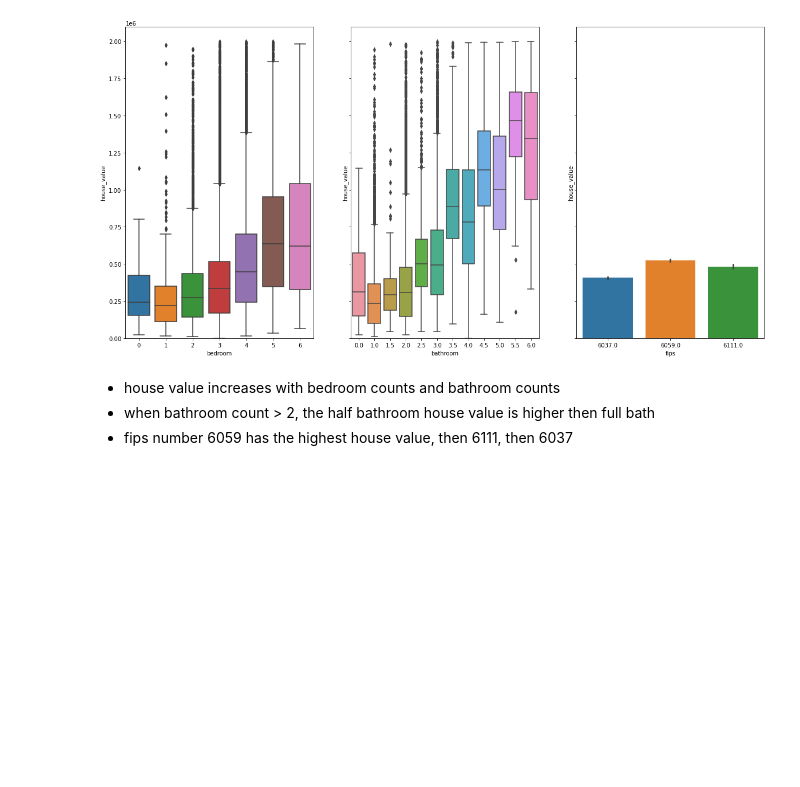
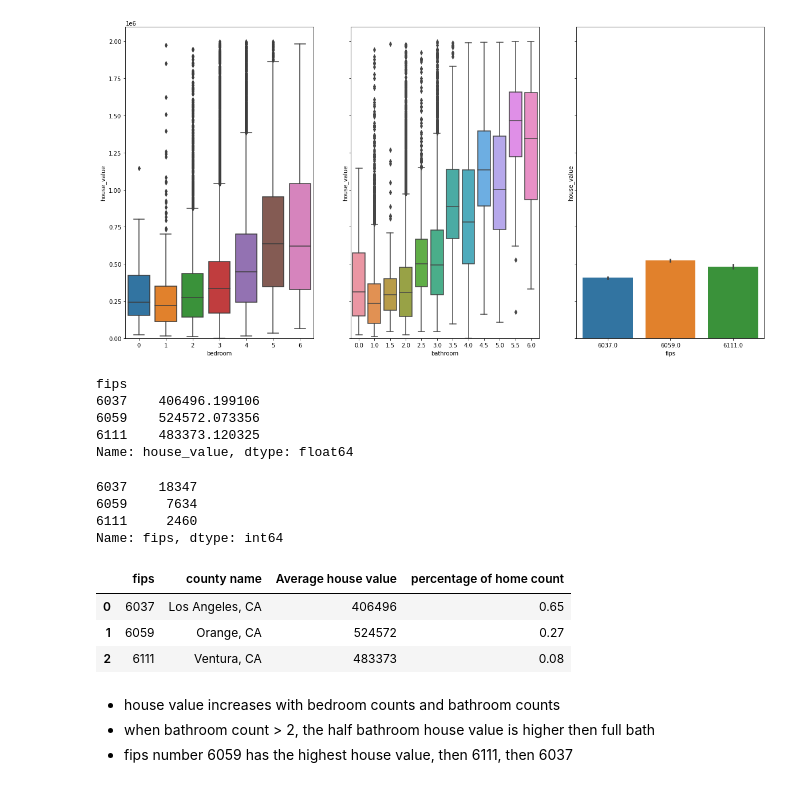
Before and after one commit to Chenchen070/zillow_regression_project, a Jupyter notebook: work_book.ipynb, the cells around one changed output. Cells and saved outputs as stored; diff of their text form; code cells hidden in the pictures; blank space fills up the shorter version.

```diff
--- a/work_book.ipynb
+++ b/work_book.ipynb
@@ -366,6 +376,31 @@ sns.barplot(x='fips', y='house_value', data=train, ax=axes[2])
 plt.show()
 # %% [output]
 [figure]
+# %%
+train.groupby('fips').house_value.mean()
+# %% [output]
+fips
+6037    406496.199106
+6059    524572.073356
+6111    483373.120325
+Name: house_value, dtype: float64
+# %%
+train.fips.value_counts()
+# %% [output]
+6037    18347
+6059     7634
+6111     2460
+Name: fips, dtype: int64
+# %%
+pd.DataFrame({'fips': [6037, 6059, 6111],
+              'county name': ['Los Angeles, CA', 'Orange, CA', 'Ventura, CA'],
+             'Average house value': [406496, 524572, 483373],
+             'percentage of home count': [0.65, 0.27, 0.08]})
+# %% [output]
+|  | fips | county name | Average house value | percentage of home count |
+| 0 | 6037 | Los Angeles, CA | 406496 | 0.65 |
+| 1 | 6059 | Orange, CA | 524572 | 0.27 |
+| 2 | 6111 | Ventura, CA | 483373 | 0.08 |
 # %% [markdown]
 * house value increases with bedroom counts and bathroom counts
 * when bathroom count > 2, the half bathroom house value is higher then full bath
```
Also changed, not shown: parts of 20 cells of this notebook.
